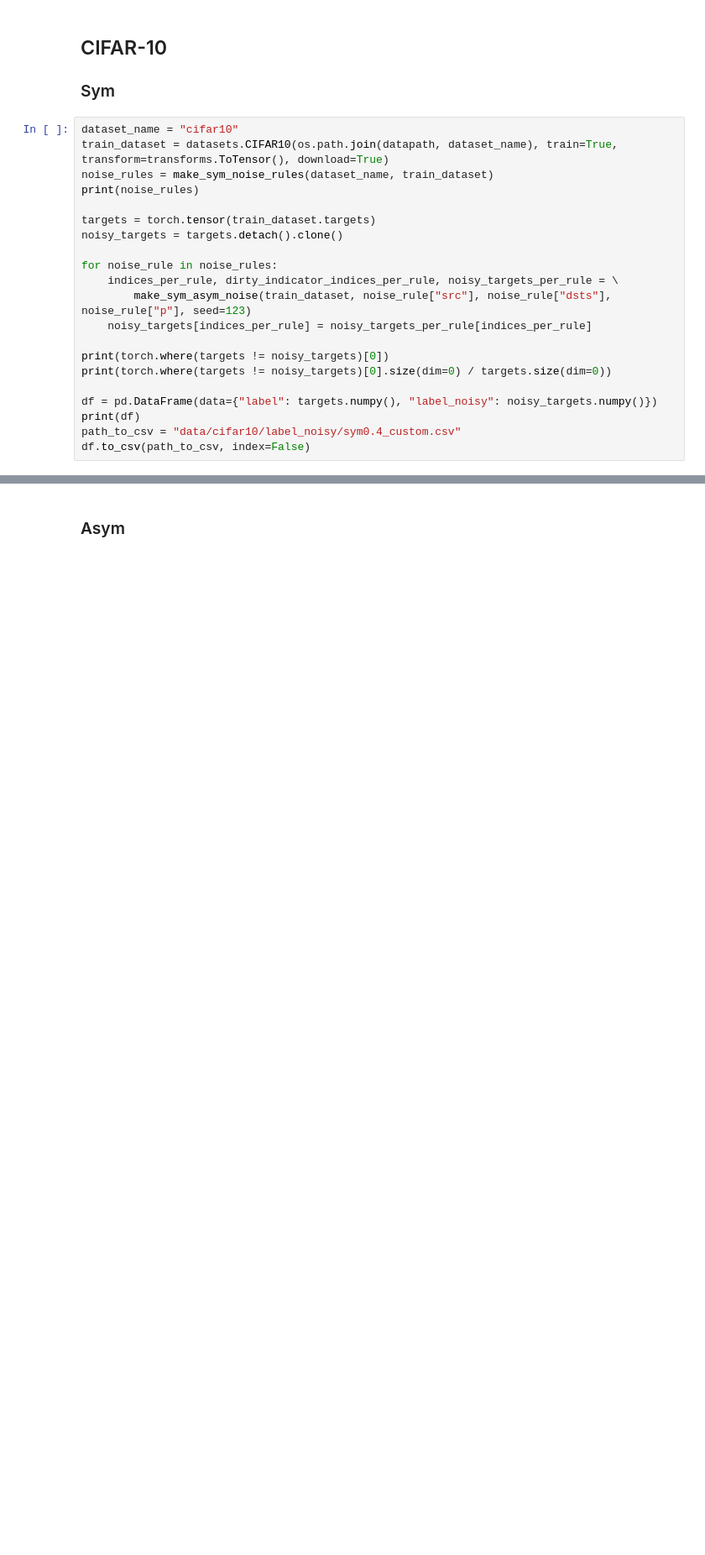
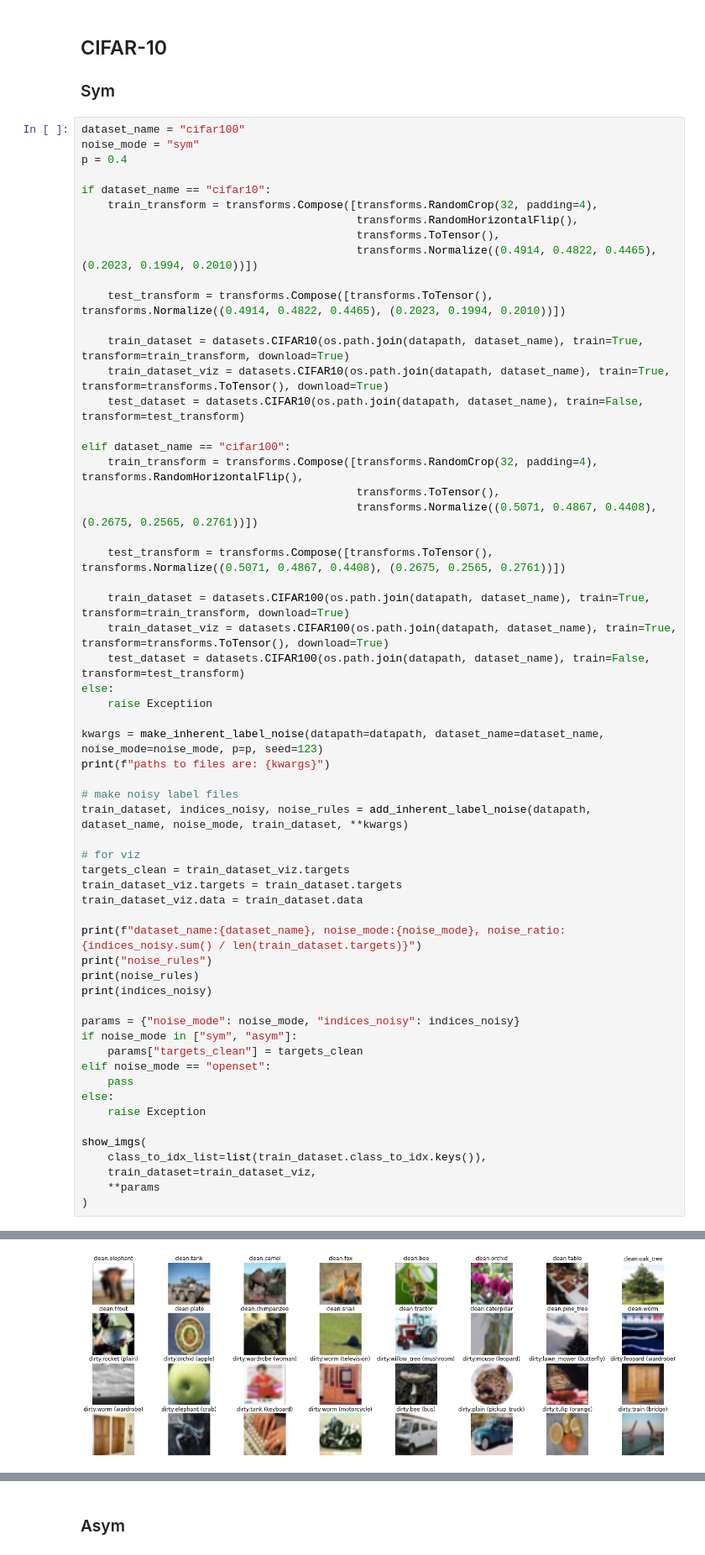
Before and after one commit to mark-antal-csizmadia/re-sln, a Jupyter notebook: scratch.ipynb, the cells around one changed output, grey strips where cells are left out. Shown at 84% size. Drawn from its saved outputs; the diff is of its cells as text; blank space fills up the shorter version.

Commit message:
every noise except dependent on cifar10 and cifar100.

```diff
--- a/scratch.ipynb
+++ b/scratch.ipynb
@@ -372,25 +457,63 @@ def make_openset_noise_rules(dataset_name, p=0.4):
 
 ### Sym
 # %%
-dataset_name = "cifar10"
-train_dataset = datasets.CIFAR10(os.path.join(datapath, dataset_name), train=True, transform=transforms.ToTensor(), download=True)
-noise_rules = make_sym_noise_rules(dataset_name, train_dataset)
+dataset_name = "cifar100"
+noise_mode = "sym"
+p = 0.4
+
+if dataset_name == "cifar10":
+    train_transform = transforms.Compose([transforms.RandomCrop(32, padding=4),
+                                          transforms.RandomHorizontalFlip(),
+                                          transforms.ToTensor(),
+                                          transforms.Normalize((0.4914, 0.4822, 0.4465), (0.2023, 0.1994, 0.2010))])
+
+    test_transform = transforms.Compose([transforms.ToTensor(), transforms.Normalize((0.4914, 0.4822, 0.4465), (0.2023, 0.1994, 0.2010))])
+
+    train_dataset = datasets.CIFAR10(os.path.join(datapath, dataset_name), train=True, transform=train_transform, download=True)
+    train_dataset_viz = datasets.CIFAR10(os.path.join(datapath, dataset_name), train=True, transform=transforms.ToTensor(), download=True)
+    test_dataset = datasets.CIFAR10(os.path.join(datapath, dataset_name), train=False, transform=test_transform)
+
+elif dataset_name == "cifar100":
+    train_transform = transforms.Compose([transforms.RandomCrop(32, padding=4), transforms.RandomHorizontalFlip(),
+                                          transforms.ToTensor(),
+                                          transforms.Normalize((0.5071, 0.4867, 0.4408), (0.2675, 0.2565, 0.2761))])
+
+    test_transform = transforms.Compose([transforms.ToTensor(), transforms.Normalize((0.5071, 0.4867, 0.4408), (0.2675, 0.2565, 0.2761))])
+
+    train_dataset = datasets.CIFAR100(os.path.join(datapath, dataset_name), train=True, transform=train_transform, download=True)
+    train_dataset_viz = datasets.CIFAR100(os.path.join(datapath, dataset_name), train=True, transform=transforms.ToTensor(), download=True)
+    test_dataset = datasets.CIFAR100(os.path.join(datapath, dataset_name), train=False, transform=test_transform)
+else:
+    raise Exceptiion
+
+kwargs = make_inherent_label_noise(datapath=datapath, dataset_name=dataset_name, noise_mode=noise_mode, p=p, seed=123)
+print(f"paths to files are: {kwargs}")
+
+# make noisy label files
+train_dataset, indices_noisy, noise_rules = add_inherent_label_noise(datapath, dataset_name, noise_mode, train_dataset, **kwargs)
+
+# for viz
+targets_clean = train_dataset_viz.targets
+train_dataset_viz.targets = train_dataset.targets
+train_dataset_viz.data = train_dataset.data
+
+print(f"dataset_name:{dataset_name}, noise_mode:{noise_mode}, noise_ratio:{indices_noisy.sum() / len(train_dataset.targets)}")
+print("noise_rules")
 print(noise_rules)
+print(indices_noisy)
 
-targets = torch.tensor(train_dataset.targets)
-noisy_targets = targets.detach().clone()
+params = {"noise_mode": noise_mode, "indices_noisy": indices_noisy}
+if noise_mode in ["sym", "asym"]:
+    params["targets_clean"] = targets_clean
+elif noise_mode == "openset":
+    pass
+else:
+    raise Exception
 
-for noise_rule in noise_rules:
-    indices_per_rule, dirty_indicator_indices_per_rule, noisy_targets_per_rule = \
-        make_sym_asym_noise(train_dataset, noise_rule["src"], noise_rule["dsts"], noise_rule["p"], seed=123)
-    noisy_targets[indices_per_rule] = noisy_targets_per_rule[indices_per_rule]
-
-print(torch.where(targets != noisy_targets)[0])
-print(torch.where(targets != noisy_targets)[0].size(dim=0) / targets.size(dim=0))
-
-df = pd.DataFrame(data={"label": targets.numpy(), "label_noisy": noisy_targets.numpy()})
-print(df)
-path_to_csv = "data/cifar10/label_noisy/sym0.4_custom.csv"
-df.to_csv(path_to_csv, index=False)
+show_imgs(
+    class_to_idx_list=list(train_dataset.class_to_idx.keys()),
+    train_dataset=train_dataset_viz,
+    **params
+)
 # %% [output]
 Files already downloaded and verified
@@ -413,0 +536 @@ tensor([    0,     1,     3,  ..., 49992, 49993, 49998])
+[figure, added]
```
Also changed, not shown: parts of 13 cells of this notebook, 12 other files.
